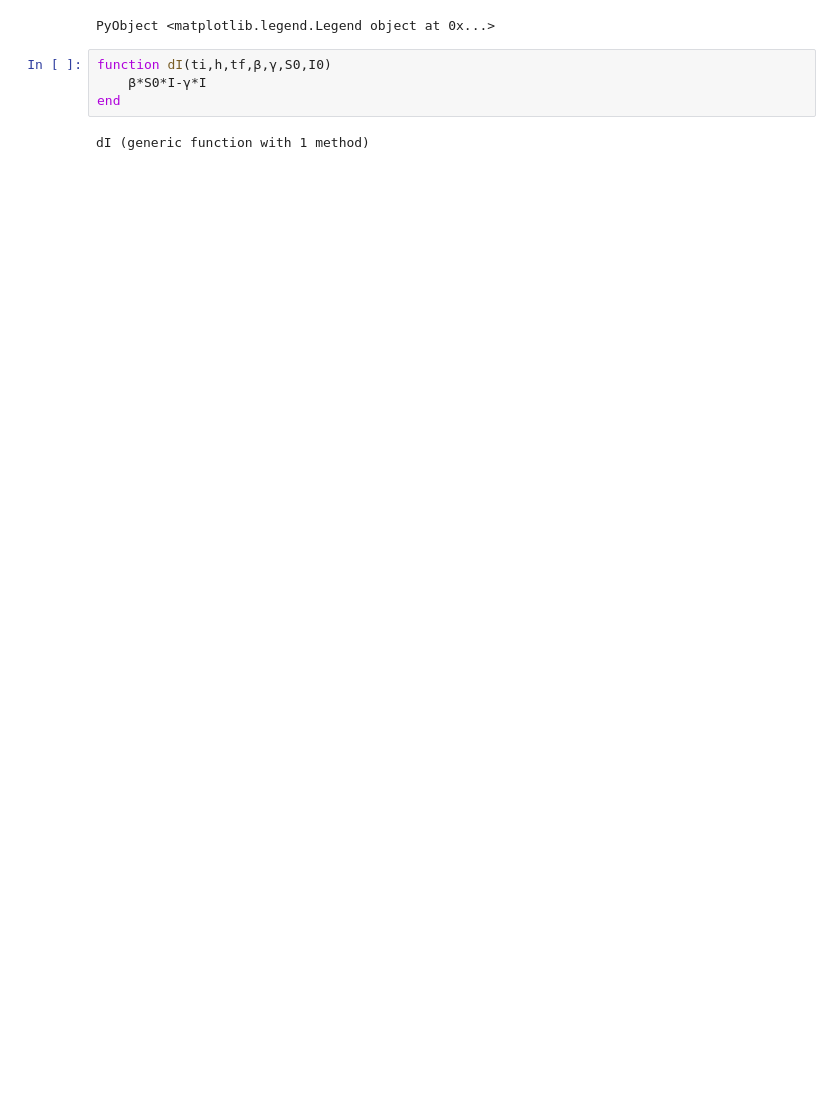
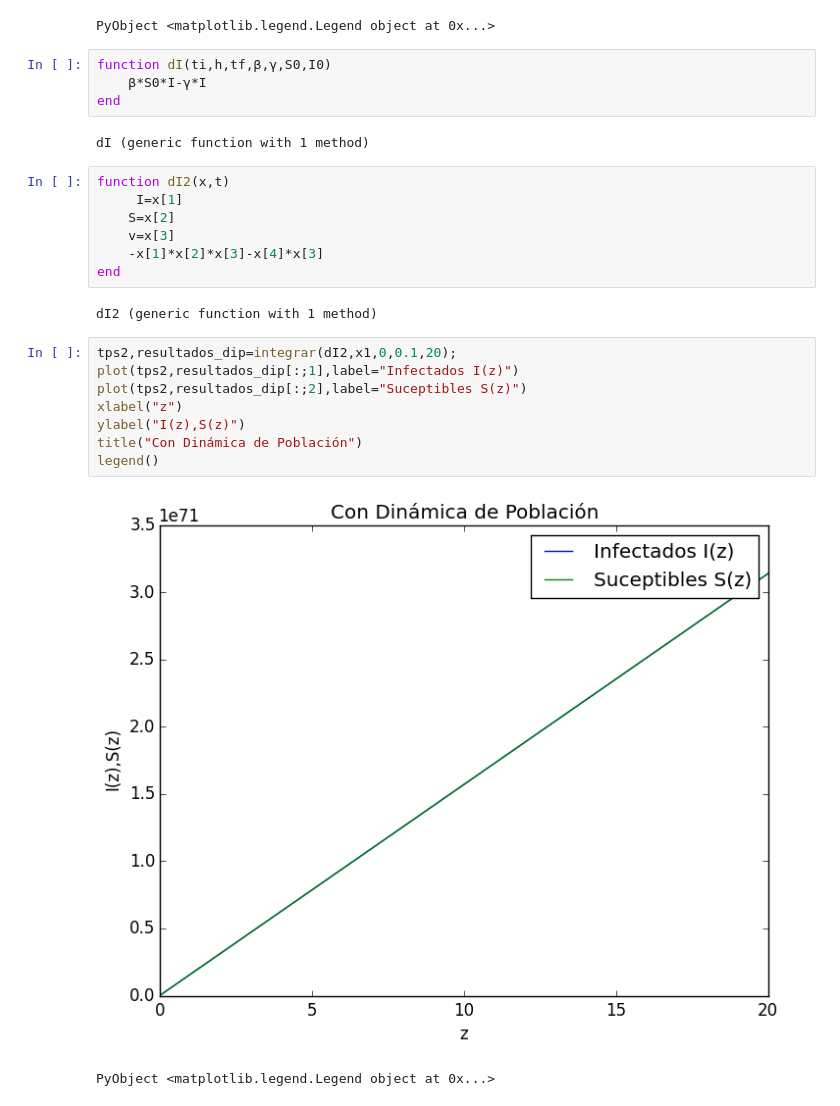
Before and after one commit to a9lara/GitSchoolRepository, a Jupyter notebook: ProyectoFinalPA.ipynb, the cells around one changed output. Saved outputs shown, nothing was run; the diff lists cells and outputs as text; blank space fills up the shorter version.

```diff
--- a/ProyectoFinalPA.ipynb
+++ b/ProyectoFinalPA.ipynb
@@ -404,3 +496,23 @@ function dI(ti,h,tf,β,γ,S0,I0)
 end
 # %% [output]
 dI (generic function with 1 method)
+# %%
+function dI2(x,t)
+     I=x[1]
+    S=x[2]
+    v=x[3]
+    -x[1]*x[2]*x[3]-x[4]*x[3]
+end
+# %% [output]
+dI2 (generic function with 1 method)
+# %%
+tps2,resultados_dip=integrar(dI2,x1,0,0.1,20);
+plot(tps2,resultados_dip[:;1],label="Infectados I(z)")
+plot(tps2,resultados_dip[:;2],label="Suceptibles S(z)")
+xlabel("z")
+ylabel("I(z),S(z)")
+title("Con Dinámica de Población")
+legend()
+# %% [output]
+[figure, added]
+PyObject <matplotlib.legend.Legend object at 0x...>
```
Also changed, not shown: parts of 10 cells of this notebook.
